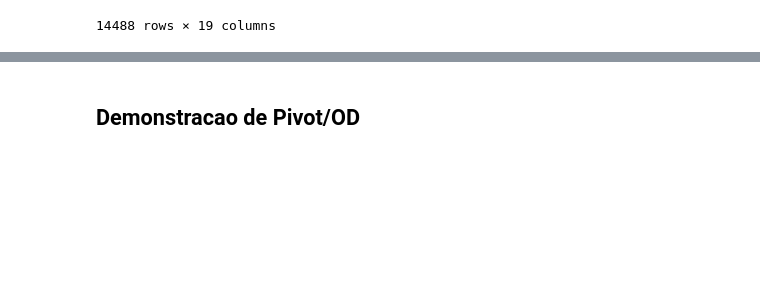
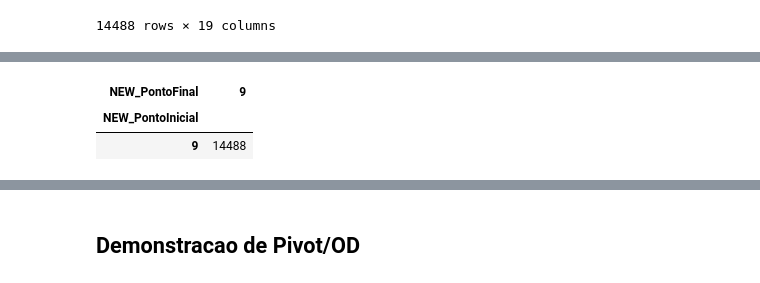
Before and after one commit to guilistocco/TCC_TABELA_DE_HORARIOS, a Jupyter notebook: executa_kmedoids.ipynb, the cells around one changed output, grey strips where cells are left out. Saved outputs shown, nothing was run; the diff lists cells and outputs as text; code cells hidden in the pictures; blank space fills up the shorter version.

```diff
--- a/executa_kmedoids.ipynb
+++ b/executa_kmedoids.ipynb
@@ -260,7 +264,7 @@ for combs_ in range(0,len(combinacoes)):
     i = 0
     ## sao tres criterios de parada
     ## (um minuto rodando o kmedoids) ou (1000 iteracoes) ou (ja rodou todas as combinacoes)
-    while (tac - tic) < 30  and (i!=10000) and (i!=len(combinacoes[combs_])): ## 60 e 600 sao 1 and 10 minutos para o processsamento ocorrer
+    while (tac - tic) < 300  and (i!=10_000) and (i!=len(combinacoes[combs_])): ## 60 e 600 sao 1 and 10 minutos para o processsamento ocorrer
 
         combo = combinacoes[combs_]
         cmb = combo[i]
@@ -435,20 +455,25 @@ range(0, 11)
 # %%
 ## k_medoids_medoids e k_medoids_clusters tem o mesmo tamanho
-blabla = []
+mapas_pts_rep = []
 
 
 for pair in range(len(k_medoids_medoids)):
     print(pair+1,'------------------------------------------------------------------------------------------------------')
-    print('k_medoids_medoids', k_medoids_medoids[pair])
+    # print('k_medoids_medoids', k_medoids_medoids[pair])
+
+    mapas_pts_rep.append([])
 
     for pair_ in range(len(k_medoids_medoids[pair])):
-        print('\t',pair+1, '.', pair_+1,'k_medoids_medoids', k_medoids_medoids[pair][pair_])
-        print('\t',pair+1,'.', pair_+1,'k_medoids_clusters', k_medoids_clusters[pair][pair_])
-
+        # print('\t',pair+1, '.', pair_+1,'k_medoids_medoids', k_medoids_medoids[pair][pair_])
+        # print('\t',pair+1,'.', pair_+1,'k_medoids_clusters', k_medoids_clusters[pair][pair_])
 
         # construir dicionario
         dict_ = dict()
+        for aahahha in  k_medoids_clusters[pair][pair_]:
+            # print( aahahha, k_medoids_medoids[pair][0])
+            dict_[aahahha] = k_medoids_medoids[pair][pair_]
 
-        dict_[k_medoids_medoids[pair]] = k_medoids_clusters[pair][pair_]
+        mapas_pts_rep[pair].append(dict_)
+        print(dict_)
 # %% [output]
 1 ------------------------------------------------------------------------------------------------------
@@ -481,0 +562,7 @@ k_medoids_medoids [12, 10]
+# %%
+agrupamento = pivot_try.groupby(['NEW_PontoInicial','NEW_PontoFinal']).agg({'sequence':'count'}).reset_index()
+display(agrupamento.pivot(index= 'NEW_PontoInicial', columns='NEW_PontoFinal', values='sequence').fillna(0))
+# %% [output]
+| NEW_PontoFinal | 9 |
+| NEW_PontoInicial |  |
+| 9 | 14488 |
```
Also changed, not shown: parts of 27 cells of this notebook, 5 other files.
